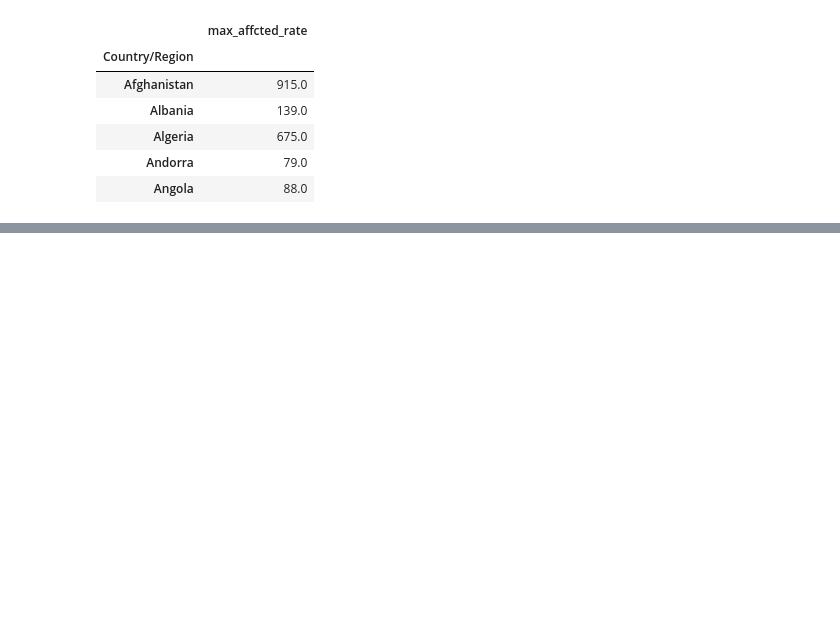
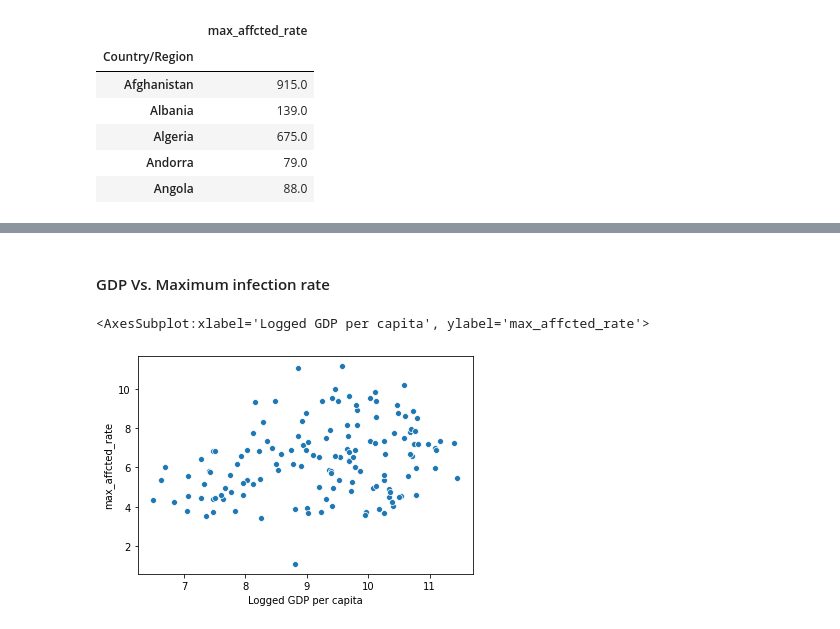
Before and after one commit to niranjana687/covid19-data-analysis, a Jupyter notebook: covid19 data analysis notebook.ipynb, the cells around one changed output, grey strips where cells are left out. Cells and saved outputs as stored; diff of their text form; code cells hidden in the pictures; blank space fills up the shorter version.

```diff
--- a/covid19 data analysis notebook.ipynb
+++ b/covid19 data analysis notebook.ipynb
@@ -135,0 +133,2 @@ df_aggregated.loc['US'].plot()
+# %%
+happiness_report = pd.read_csv('datasets/datasets-569763-1033439-WHR20_DataForFigure2.1.csv')
@@ -135,0 +144,4 @@ df_aggregated.loc['US'].plot()
+# %%
+unnecessary_columns = [ "Standard error of ladder score","upperwhisker","lowerwhisker" ]
+# %%
+happiness_report.drop(unnecessary_columns, axis = 1, inplace = True)
@@ -135,0 +196,2 @@ df_aggregated.loc['US'].plot()
+# %%
+data = corona_data.join(happiness_report, how = "inner")
@@ -135,0 +231,9 @@ df_aggregated.loc['US'].plot()
+# %% [markdown]
+#### GDP Vs. Maximum infection rate
+# %%
+x = data["Logged GDP per capita"]
+y = data["max_affcted_rate"]
+sns.scatterplot(x,np.log(y))
+# %% [output]
+<AxesSubplot:xlabel='Logged GDP per capita', ylabel='max_affcted_rate'>
+[figure, added]
```
Also changed, not shown: parts of 37 cells of this notebook, 1 other file.
